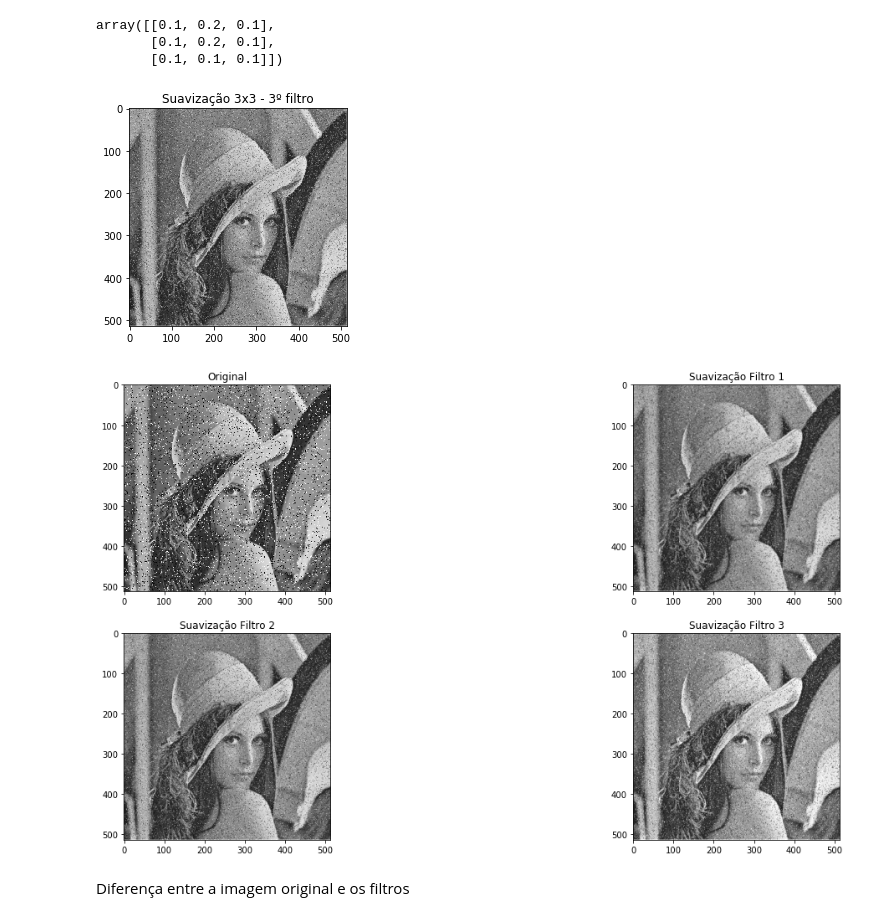
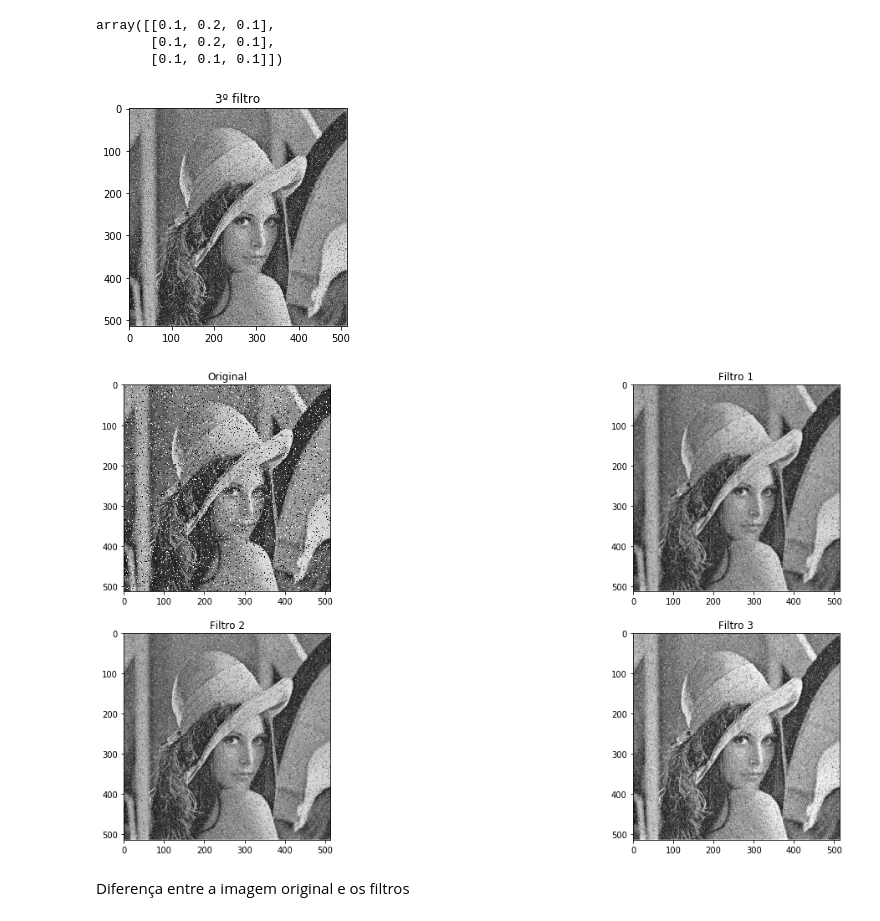
Before and after one commit to Pssales/PDI, a Jupyter notebook: Suavização de imagens.ipynb, the cells around one changed output. Saved outputs shown, nothing was run; the diff lists cells and outputs as text; code cells hidden in the pictures.

```diff
--- a/Suavização de imagens.ipynb
+++ b/Suavização de imagens.ipynb
@@ -39,5 +48,7 @@ plt.title("Suavização 3x3 - 1º filtro");
 # %%
-kernel = np.array([[1, 2,1], [2, 4, 2], [1,2,1]])*1/16
+kernel = np.array([[1, 2,1],
+                   [2, 4, 2],
+                   [1,2,1]])*1/16
 kernel
 # %% [output]
 array([[0.0625, 0.125 , 0.0625],
@@ -53,5 +69,7 @@ plt.title("Suavização 3x3 - 2º filtro");
 # %%
-kernel = np.array([[1, 2 ,1], [1, 2, 1], [1,1,1]])*1/10
+kernel = np.array([[1, 2 ,1],
+                   [1, 2, 1],
+                   [1,1,1]])*1/10
 kernel
 # %% [output]
 array([[0.1, 0.2, 0.1],
@@ -60,10 +78,10 @@ array([[0.1, 0.2, 0.1],
 # %%
 img_filtro3 = cv2.filter2D(imagem, -1, kernel)
 
 plt.imshow(img_filtro2)
-plt.title("Suavização 3x3 - 3º filtro");
+plt.title("3º filtro");
 # %% [output]
-[figure, old version]
+[figure, new version]
 # %%
 plt.figure(figsize=(20,10))
 
@@ -73,17 +91,17 @@ plt.title("Original")
 
 plt.subplot(2,2,2)
 plt.imshow(img_filtro1)
-plt.title("Suavização Filtro 1")
+plt.title("Filtro 1")
 
 plt.subplot(2,2,3)
 plt.imshow(img_filtro2)
-plt.title("Suavização Filtro 2")
+plt.title("Filtro 2")
 
 plt.subplot(2,2,4)
 plt.imshow(img_filtro3)
-plt.title("Suavização Filtro 3");
+plt.title("Filtro 3");
 # %% [output]
-[figure, old version]
+[figure, new version]
 # %% [markdown]
 Diferença entre a imagem original e os filtros
 # %%
```
Also changed, not shown: parts of 22 cells of this notebook, 3 other files.
